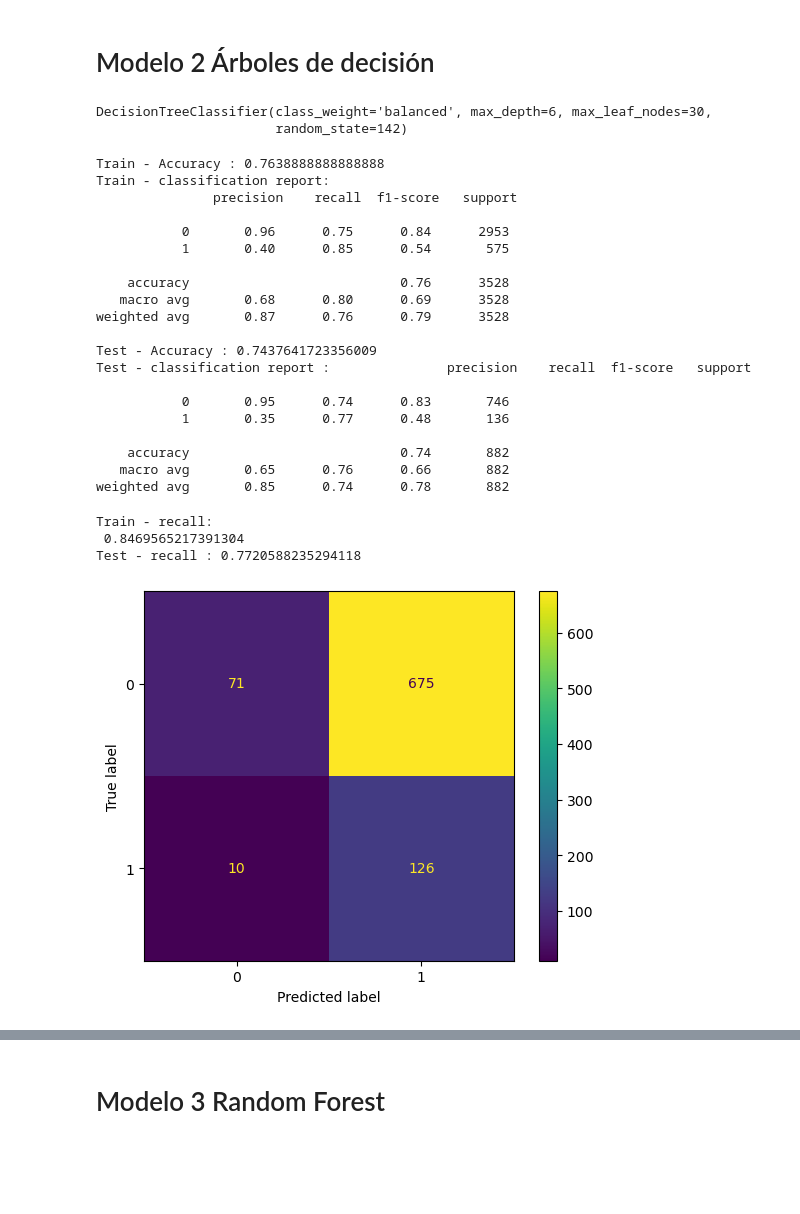
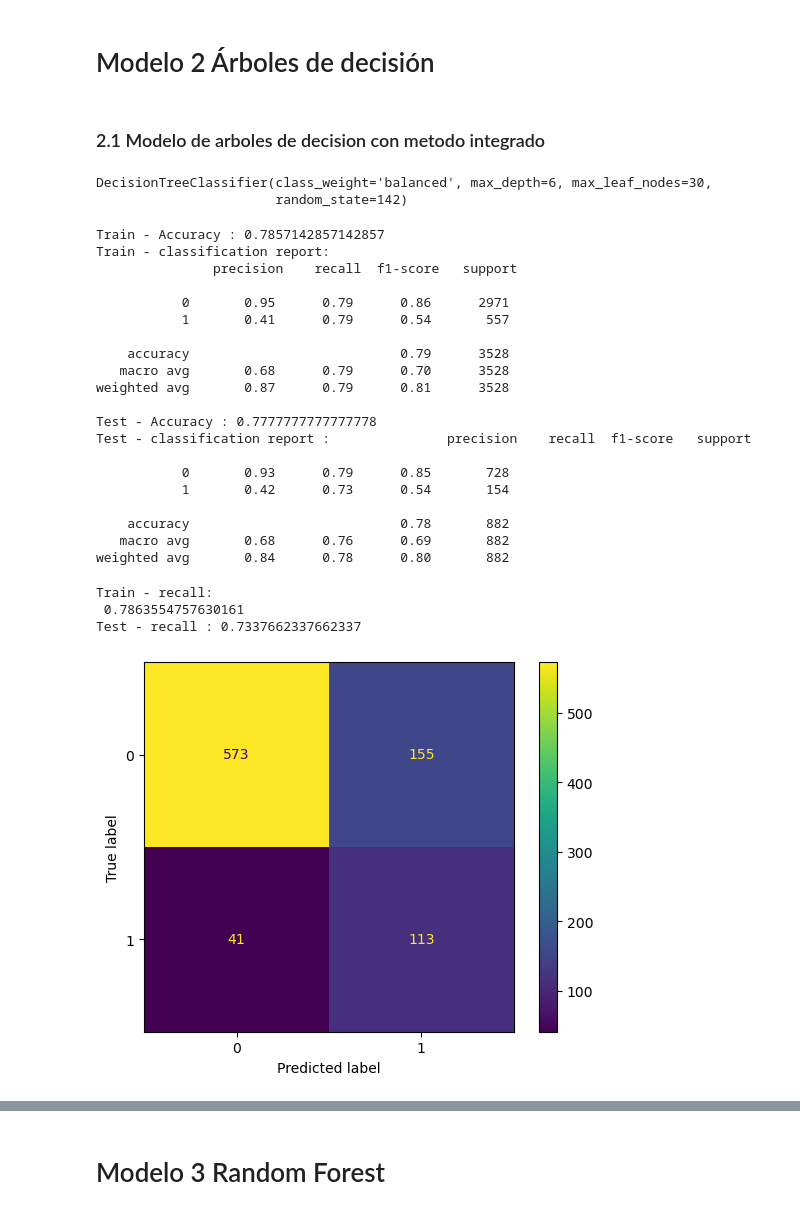
Before and after one commit to CamiloLoaiza12/Analitica2_trabajo1, a Jupyter notebook: Selección_de_variables_y_regularización.ipynb, the cells around one changed output, grey strips where cells are left out. Saved outputs shown, nothing was run; the diff lists cells and outputs as text; code cells hidden in the pictures; blank space fills up the shorter version.

Commit message:
Modelos sin optimizar parametros

```diff
--- a/Selección_de_variables_y_regularización.ipynb
+++ b/Selección_de_variables_y_regularización.ipynb
@@ -637,6 +609,8 @@ Especificidad: 0.7439678284182306
 F1 score: 0.4575471698113208
 # %% [markdown]
 # Modelo 2 Árboles de decisión
+# %% [markdown]
+### 2.1 Modelo de arboles de decision con metodo integrado
 # %%
 from sklearn import datasets
 import numpy as np
@@ -646,58 +620,58 @@ from sklearn.model_selection import train_test_split
 from sklearn import metrics
 import matplotlib.pyplot as plt
 # %%
-X_train_modelo3=X_train.iloc[:,X_new_class]
-X_test_modelo3=X_train.iloc[:,X_new_class]
+X_train_modelo2=X_train_base1
+X_test_modelo2=X_test_base1
 
 clf = tree.DecisionTreeClassifier(criterion = 'gini',max_depth = 6, max_leaf_nodes=30, random_state=142, class_weight="balanced")
-clf.fit(X_train, y_train)
+clf.fit(X_train_modelo2, y_train)
 # %% [output]
 DecisionTreeClassifier(class_weight='balanced', max_depth=6, max_leaf_nodes=30,
                        random_state=142)
 # %%
-print ("Train - Accuracy :", metrics.accuracy_score(y_train, clf.predict(X_train)))
-print ("Train - classification report:\n", metrics.classification_report(y_train, clf.predict(X_train)))
-print ("Test - Accuracy :", metrics.accuracy_score(y_test, clf.predict(X_test)))
-print ("Test - classification report :", metrics.classification_report(y_test, clf.predict(X_test)))
+print ("Train - Accuracy :", metrics.accuracy_score(y_train, clf.predict(X_train_modelo2)))
+print ("Train - classification report:\n", metrics.classification_report(y_train, clf.predict(X_train_modelo2)))
+print ("Test - Accuracy :", metrics.accuracy_score(y_test, clf.predict(X_test_modelo2)))
+print ("Test - classification report :", metrics.classification_report(y_test, clf.predict(X_test_modelo2)))
 # %% [output]
-Train - Accuracy : 0.7638888888888888
+Train - Accuracy : 0.7857142857142857
 Train - classification report:
                precision    recall  f1-score   support
 
-           0       0.96      0.75      0.84      2953
-           1       0.40      0.85      0.54       575
+           0       0.95      0.79      0.86      2971
+           1       0.41      0.79      0.54       557
 
-    accuracy                           0.76      3528
-   macro avg       0.68      0.80      0.69      3528
-weighted avg       0.87      0.76      0.79      3528
+    accuracy                           0.79      3528
+   macro avg       0.68      0.79      0.70      3528
+weighted avg       0.87      0.79      0.81      3528
 
-Test - Accuracy : 0.7437641723356009
+Test - Accuracy : 0.7777777777777778
 Test - classification report :               precision    recall  f1-score   support
 
-           0       0.95      0.74      0.83       746
-           1       0.35      0.77      0.48       136
+           0       0.93      0.79      0.85       728
+           1       0.42      0.73      0.54       154
 
-    accuracy                           0.74       882
-   macro avg       0.65      0.76      0.66       882
-weighted avg       0.85      0.74      0.78       882
+    accuracy                           0.78       882
+   macro avg       0.68      0.76      0.69       882
+weighted avg       0.84      0.78      0.80       882
 # %%
 from sklearn.metrics import recall_score
-print ("Train - recall:\n", metrics.recall_score(y_train, clf.predict(X_train)))
-print ("Test - recall :", metrics.recall_score(y_test, clf.predict(X_test)))
+print ("Train - recall:\n", metrics.recall_score(y_train, clf.predict(X_train_modelo2)))
+print ("Test - recall :", metrics.recall_score(y_test, clf.predict(X_test_modelo2)))
 # %% [output]
 Train - recall:
- 0.8469565217391304
-Test - recall : 0.7720588235294118
+ 0.7863554757630161
+Test - recall : 0.7337662337662337
 # %%
 from sklearn.metrics import confusion_matrix, ConfusionMatrixDisplay
 # Matriz de confusion
-cm= confusion_matrix(y_test, clf.predict(X_test_std))
+cm= confusion_matrix(y_test, clf.predict(X_test_modelo2))
 # Visualización de la matriz de confusion
 cm_display = ConfusionMatrixDisplay(confusion_matrix = cm)
 cm_display.plot()
 plt.show()
 # %% [output]
-[figure, old version]
+[figure, new version]
 # %%
 from sklearn.tree import plot_tree    ##########duda
 import matplotlib.pyplot as plt
```
Also changed, not shown: parts of 50 cells of this notebook.
